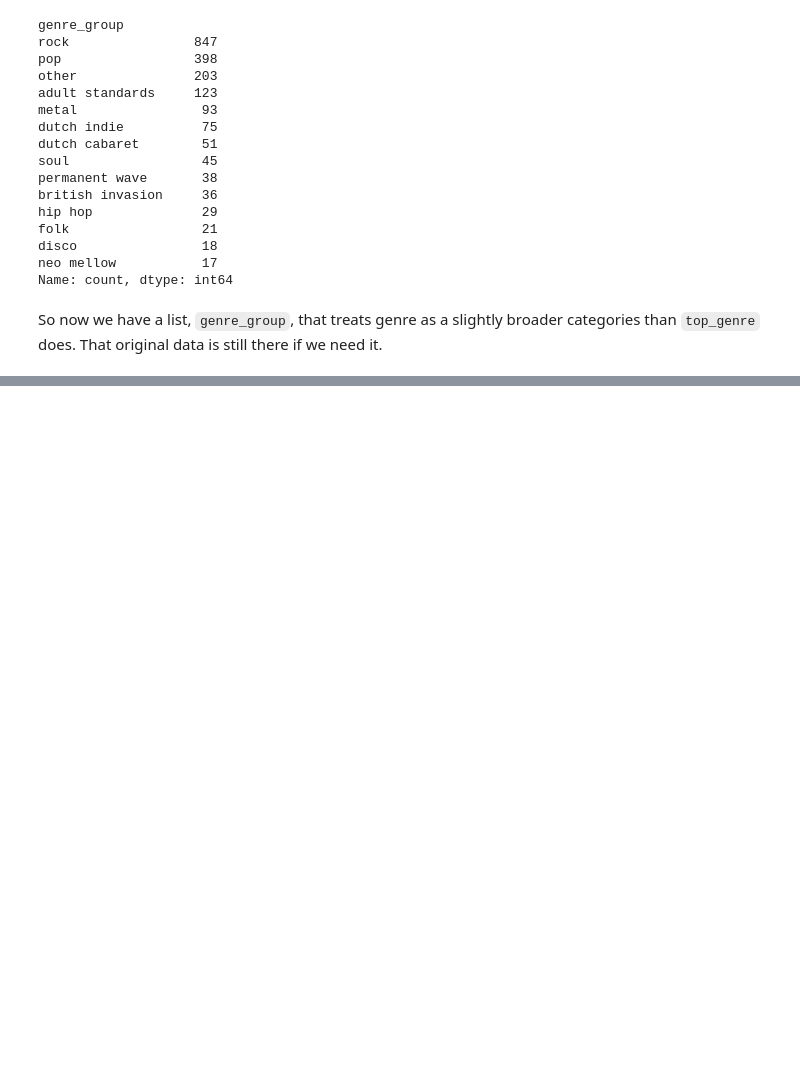
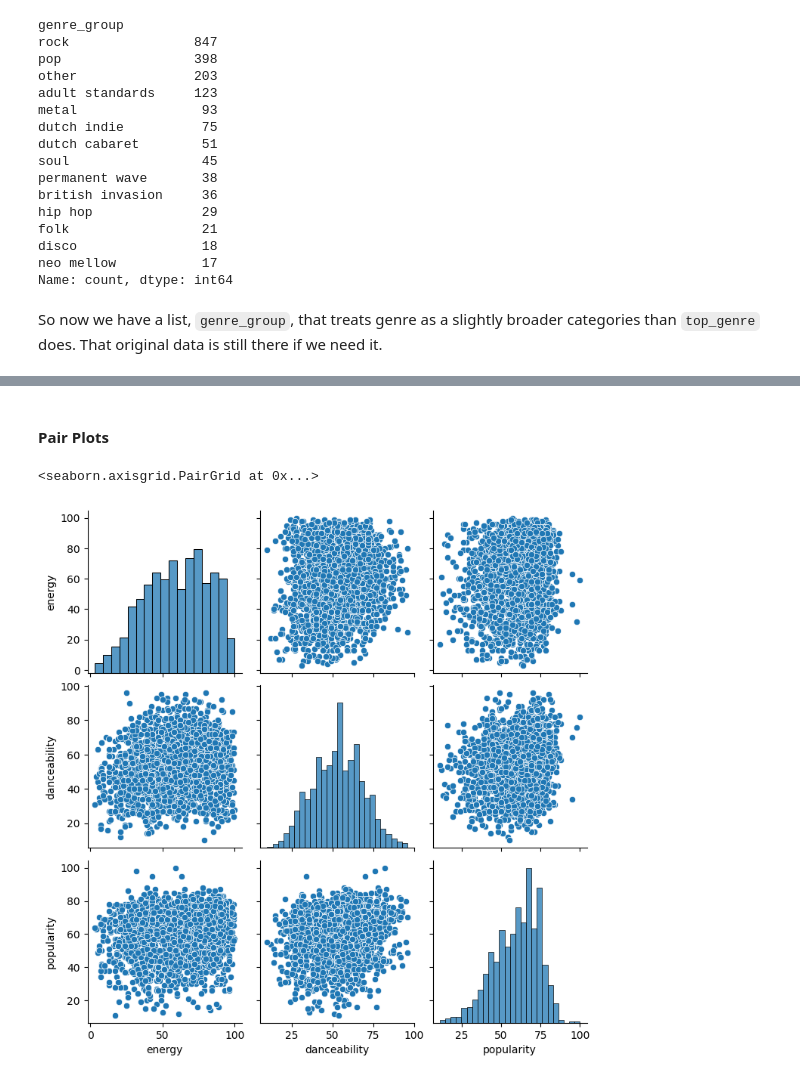
Before and after one commit to jeelfaldu7/june_code_jam, a Jupyter notebook: notebook.ipynb, the cells around one changed output, grey strips where cells are left out. Saved outputs shown, nothing was run; the diff lists cells and outputs as text; code cells hidden in the pictures; blank space fills up the shorter version.

```diff
--- a/notebook.ipynb
+++ b/notebook.ipynb
@@ -499,0 +512,7 @@ So now we have a list, `genre_group`, that treats genre as a slightly broader ca
+# %% [markdown]
+#### Pair Plots
+# %%
+sns.pairplot(data[['energy', 'danceability', 'popularity']])
+# %% [output]
+<seaborn.axisgrid.PairGrid at 0x...>
+[figure, added]
```
Also changed, not shown: parts of 11 cells of this notebook.
